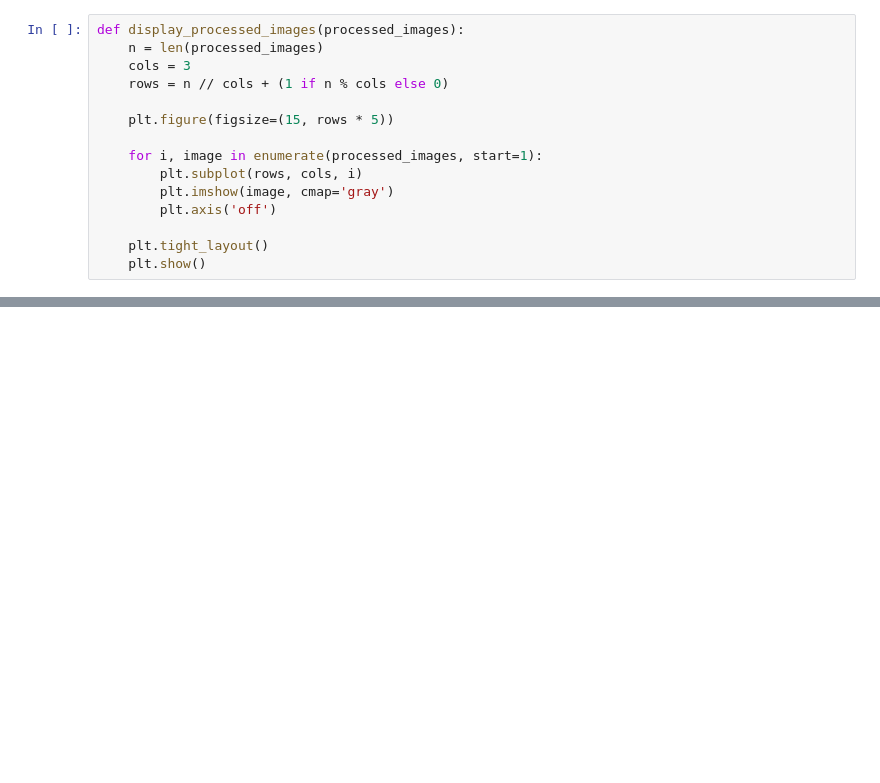
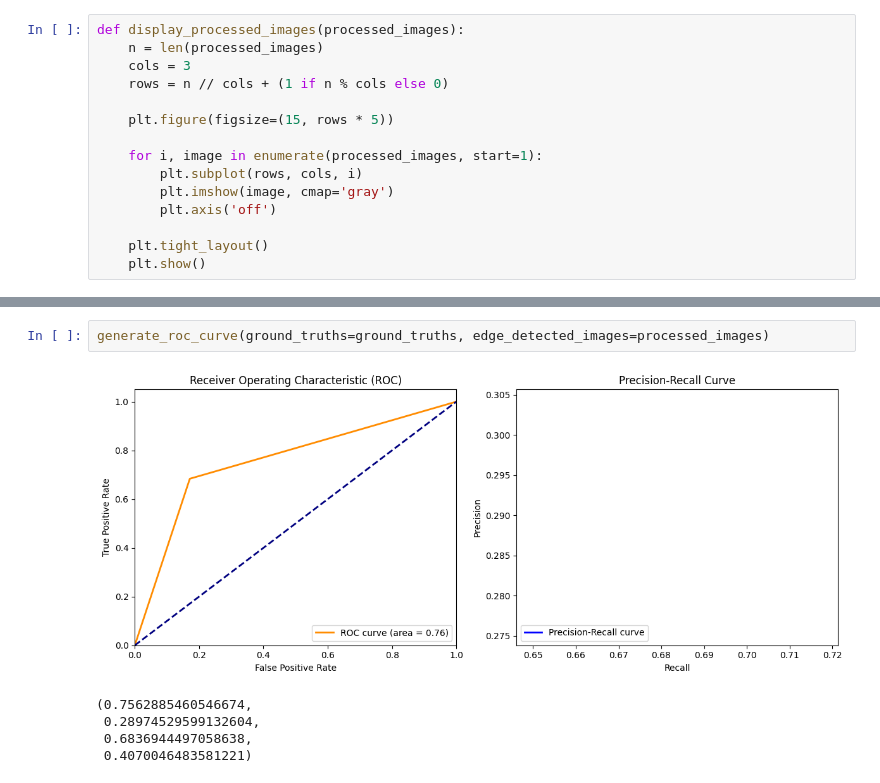
Before and after one commit to RRabayah/CVProj, a Jupyter notebook: task2.ipynb, the cells around one changed output, grey strips where cells are left out. Saved outputs shown, nothing was run; the diff lists cells and outputs as text; blank space fills up the shorter version.

```diff
--- a/task2.ipynb
+++ b/task2.ipynb
@@ -87,0 +204,8 @@ display_processed_images(processed_images=processed_images)
+# %%
+generate_roc_curve(ground_truths=ground_truths, edge_detected_images=processed_images)
+# %% [output]
+[figure, added]
+(0.7562885460546674,
+ 0.28974529599132604,
+ 0.6836944497058638,
+ 0.4070046483581221)
```
Also changed, not shown: parts of 10 cells of this notebook, 4 other files.
